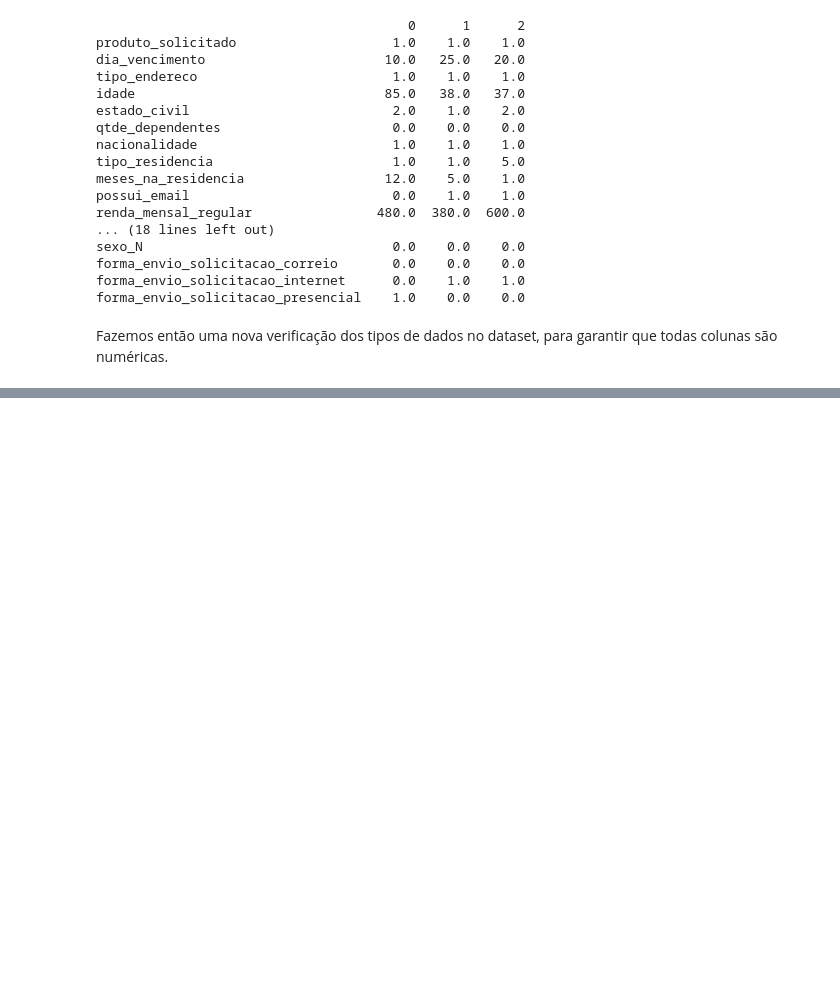
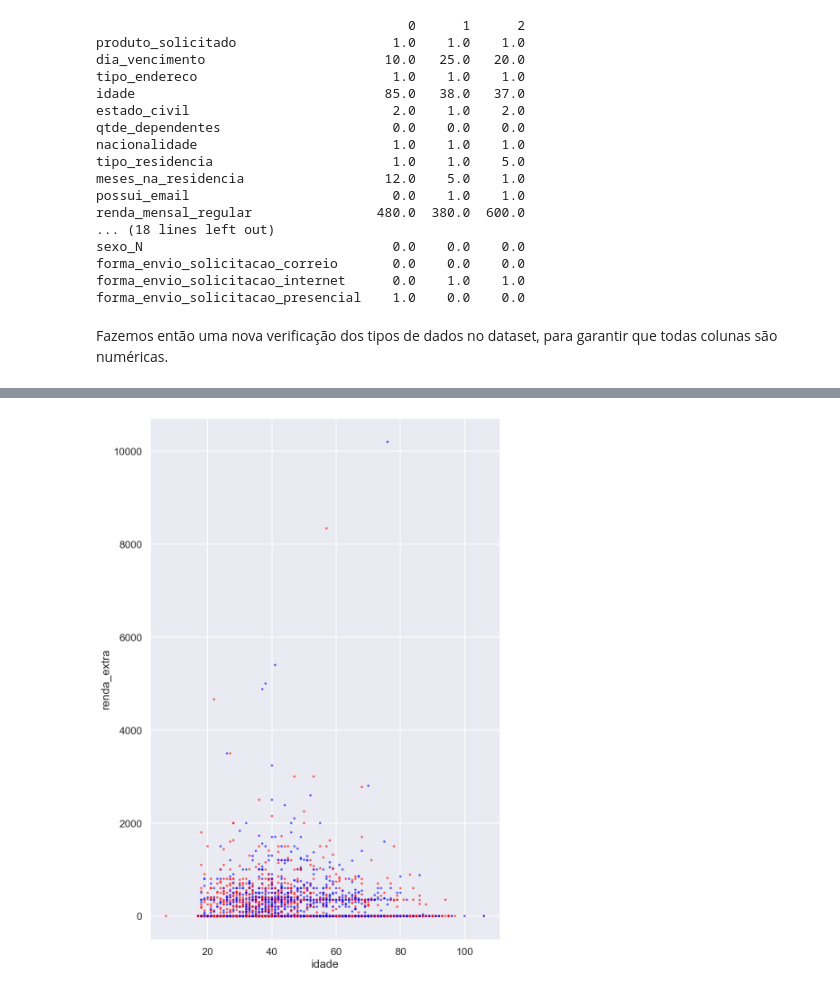
Before and after one commit to Cerne17/EEL891-Trabalho1, a Jupyter notebook: main.ipynb, the cells around one changed output, grey strips where cells are left out. Cells and saved outputs as stored; diff of their text form; code cells hidden in the pictures; blank space fills up the shorter version.

```diff
--- a/main.ipynb
+++ b/main.ipynb
@@ -407,0 +466,19 @@ print(df.dtypes)
+# %%
+df_tratado = df[df.renda_extra != df.renda_extra.max()]
+# %%
+# Matriz de Dispersão:
+att1 = 'idade'
+att2 = 'renda_extra'
+
+colors = ['red' if x else 'blue' for x in df_tratado['inadimplente']]
+
+graph = df_tratado.plot.scatter(
+    att1,
+    att2,
+    c = colors,
+    s = 5,
+    alpha = 0.5,
+    figsize = (10, 15)
+)
+# %% [output]
+[figure, added]
```
Also changed, not shown: parts of 9 cells of this notebook.
